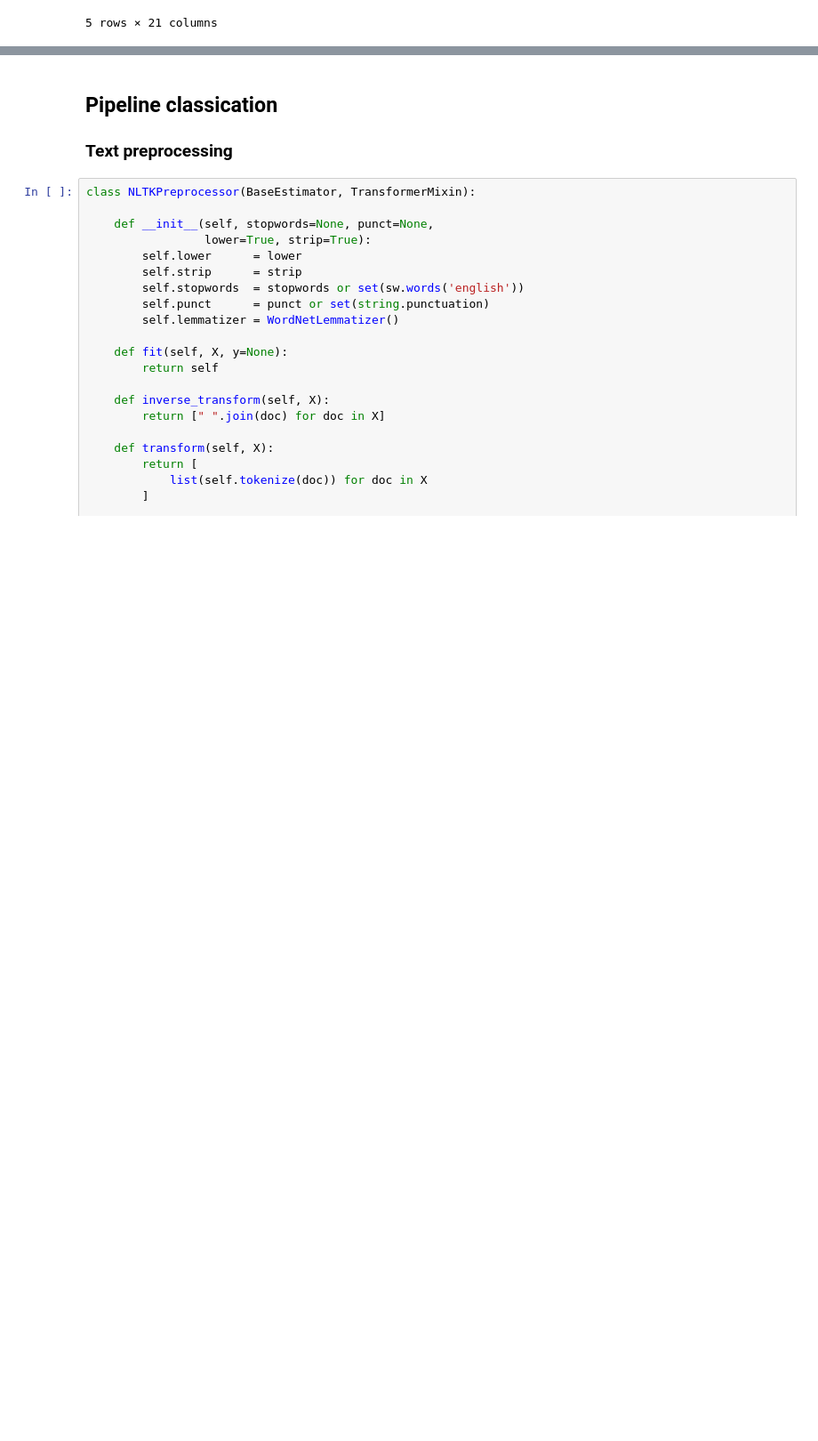
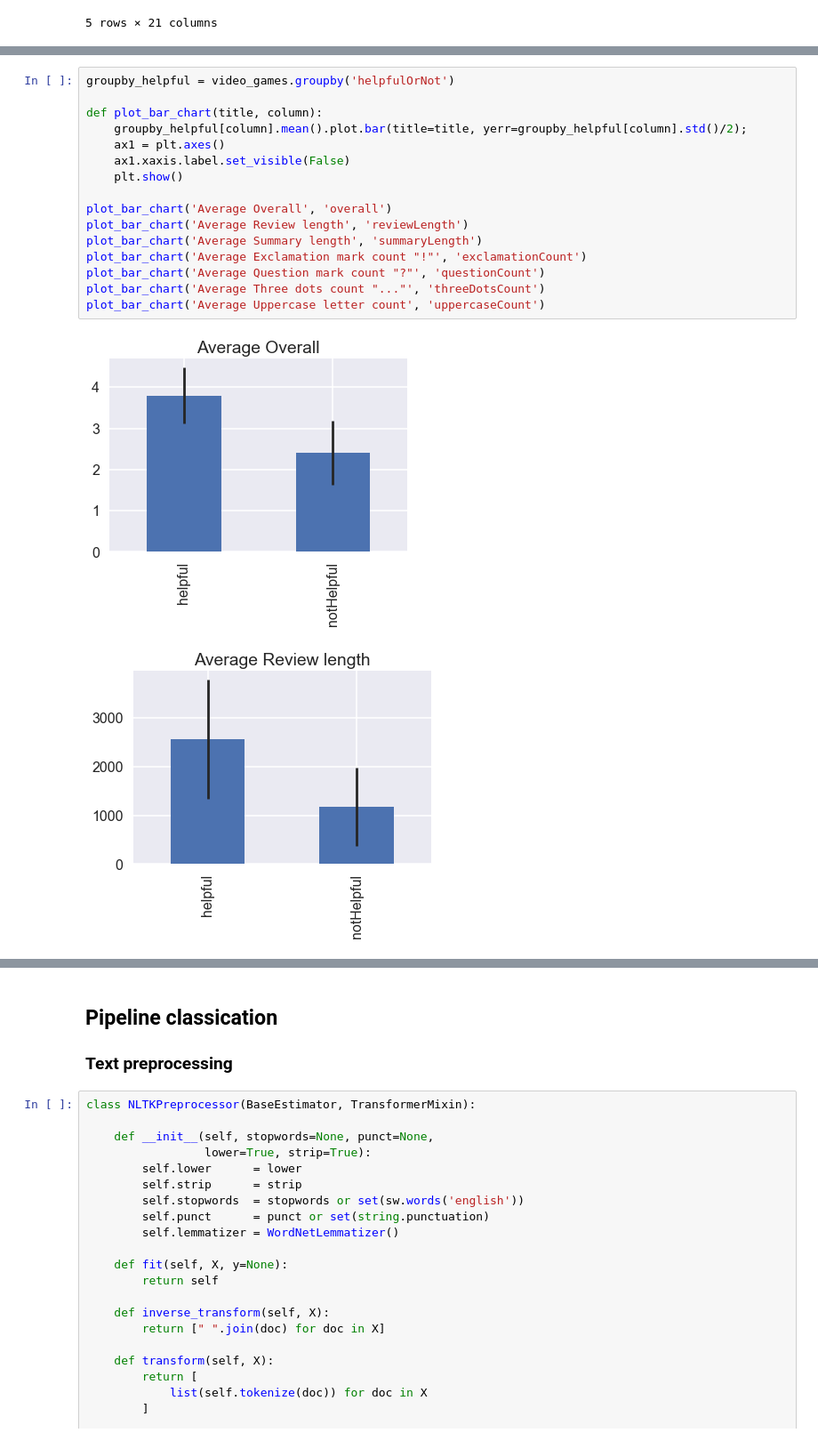
Before and after one commit to adamazon/adamazon-code, a Jupyter notebook: Helpful score prediction.ipynb, the cells around one changed output, grey strips where cells are left out. Shown at 89% size. Saved outputs shown, nothing was run; the diff lists cells and outputs as text; blank space fills up the shorter version.

```diff
--- a/Helpful score prediction.ipynb
+++ b/Helpful score prediction.ipynb
@@ -63,0 +78,19 @@ video_games.head()
+# %%
+groupby_helpful = video_games.groupby('helpfulOrNot')
+
+def plot_bar_chart(title, column):
+    groupby_helpful[column].mean().plot.bar(title=title, yerr=groupby_helpful[column].std()/2);
+    ax1 = plt.axes()
+    ax1.xaxis.label.set_visible(False)
+    plt.show()
+
+plot_bar_chart('Average Overall', 'overall')
+plot_bar_chart('Average Review length', 'reviewLength')
+plot_bar_chart('Average Summary length', 'summaryLength')
+plot_bar_chart('Average Exclamation mark count "!"', 'exclamationCount')
+plot_bar_chart('Average Question mark count "?"', 'questionCount')
+plot_bar_chart('Average Three dots count "..."', 'threeDotsCount')
+plot_bar_chart('Average Uppercase letter count', 'uppercaseCount')
+# %% [output]
+[figure, added]
+[figure, added]
```
Also changed, not shown: parts of 8 cells of this notebook.
